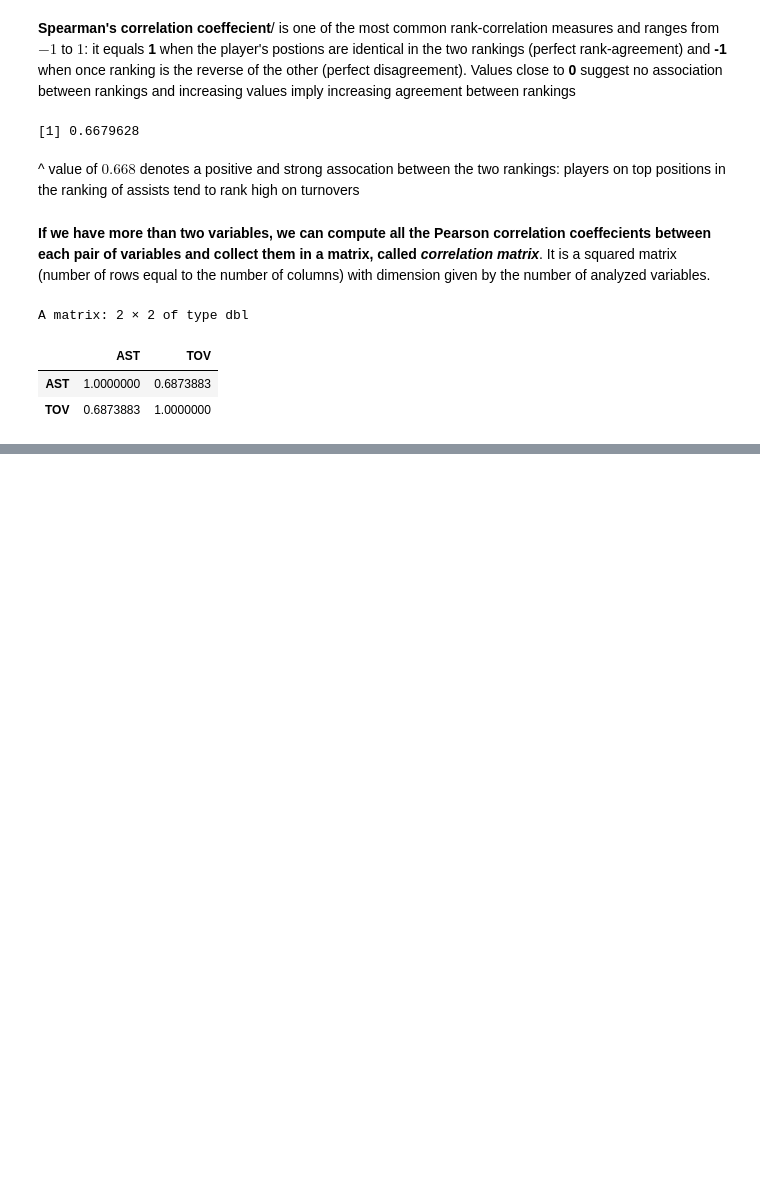
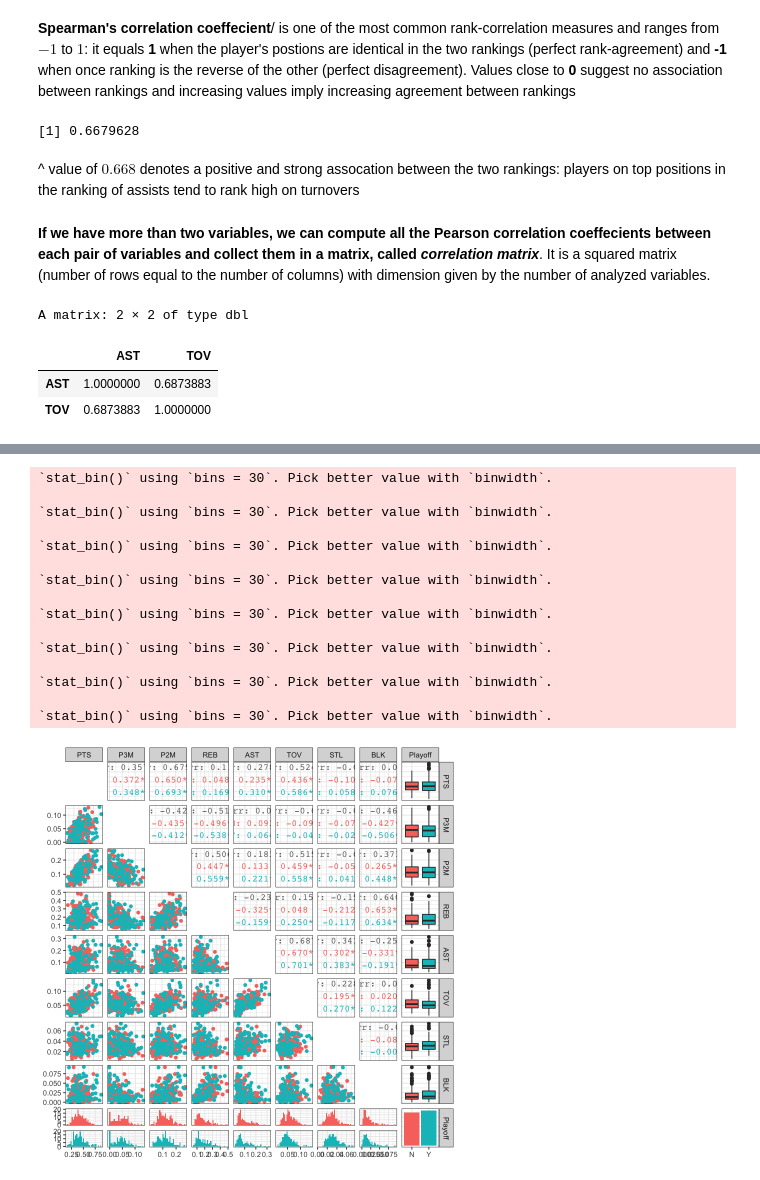
Before and after one commit to rajansawhney/basketball-data-science, a Jupyter notebook: notebooks/02-discovering-patterns-in-data.ipynb, the cells around one changed output, grey strips where cells are left out. Drawn from its saved outputs; the diff is of its cells as text; code cells hidden in the pictures; blank space fills up the shorter version.

```diff
--- a/notebooks/02-discovering-patterns-in-data.ipynb
+++ b/notebooks/02-discovering-patterns-in-data.ipynb
@@ -303,0 +514,20 @@ A matrix: 2 × 2 of type dbl
+# %%
+scatterplot(X, data.var=1:8, z.var="Playoff",
+            diag=list(continuous="blankDiag"))
+# %% [output]
+`stat_bin()` using `bins = 30`. Pick better value with `binwidth`.
+
+`stat_bin()` using `bins = 30`. Pick better value with `binwidth`.
+
+`stat_bin()` using `bins = 30`. Pick better value with `binwidth`.
+
+`stat_bin()` using `bins = 30`. Pick better value with `binwidth`.
+
+`stat_bin()` using `bins = 30`. Pick better value with `binwidth`.
+
+`stat_bin()` using `bins = 30`. Pick better value with `binwidth`.
+
+`stat_bin()` using `bins = 30`. Pick better value with `binwidth`.
+
+`stat_bin()` using `bins = 30`. Pick better value with `binwidth`.
+[figure, added]
```
Also changed, not shown: parts of 32 cells of this notebook, 1 other file.
